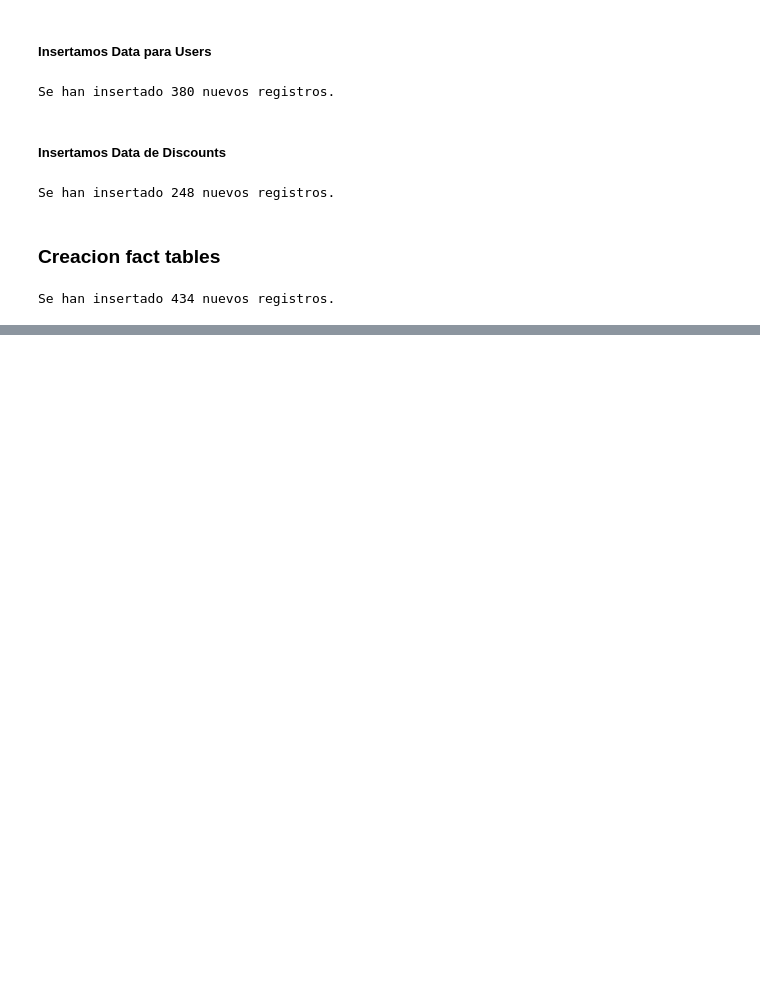
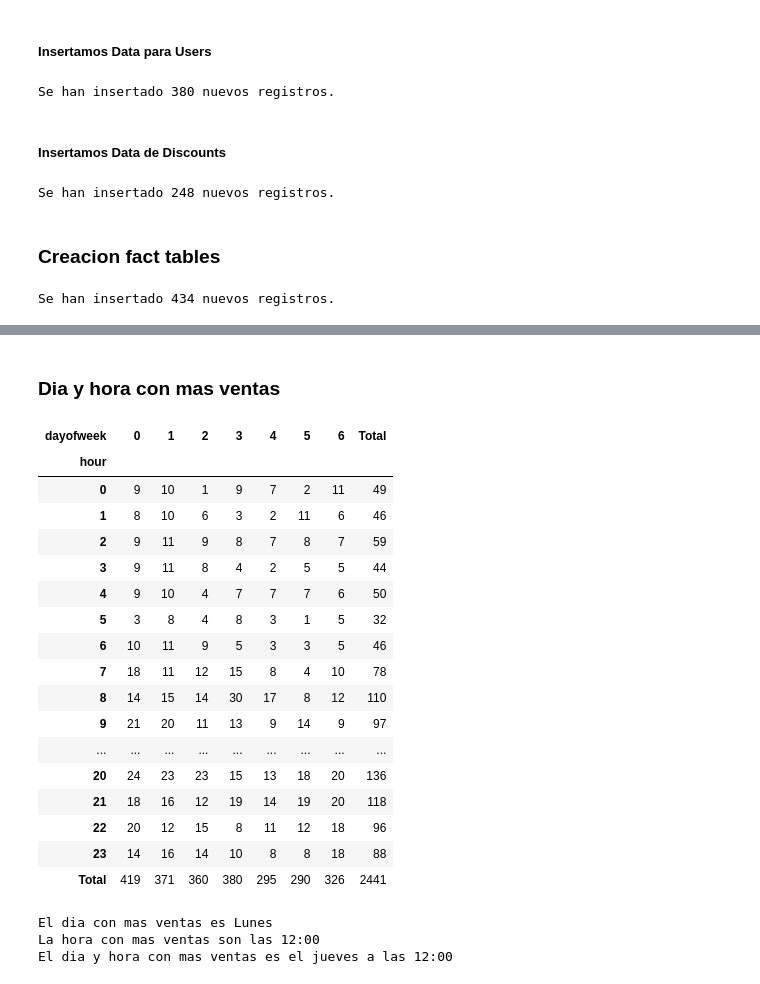
Before and after one commit to JuanjoDC/data-science-python-galileo, a Jupyter notebook: PROYECTO 2/notebook_proyecto.ipynb, the cells around one changed output, grey strips where cells are left out. Cells and saved outputs as stored; diff of their text form; code cells hidden in the pictures; blank space fills up the shorter version.

```diff
--- a/PROYECTO 2/notebook_proyecto.ipynb
+++ b/PROYECTO 2/notebook_proyecto.ipynb
@@ -383,0 +381,31 @@ KeyError: "['dscount_id'] not found in axis"
+# %% [markdown]
+### Dia y hora con mas ventas
+# %%
+pivot_table = dimUsers.pivot_table(index='dayofweek', columns='hour', values='purchase_id', aggfunc='count', margins=True, margins_name='Total').transpose()
+
+pivot_table.style.background_gradient(cmap='Blues', subset=(pivot_table.index[:-1], pivot_table.columns[:-1]))
+# %% [output]
+| dayofweek | 0 | 1 | 2 | 3 | 4 | 5 | 6 | Total |
+| hour |  |  |  |  |  |  |  |  |
+| 0 | 9 | 10 | 1 | 9 | 7 | 2 | 11 | 49 |
+| 1 | 8 | 10 | 6 | 3 | 2 | 11 | 6 | 46 |
+| 2 | 9 | 11 | 9 | 8 | 7 | 8 | 7 | 59 |
+| 3 | 9 | 11 | 8 | 4 | 2 | 5 | 5 | 44 |
+| 4 | 9 | 10 | 4 | 7 | 7 | 7 | 6 | 50 |
+| 5 | 3 | 8 | 4 | 8 | 3 | 1 | 5 | 32 |
+| 6 | 10 | 11 | 9 | 5 | 3 | 3 | 5 | 46 |
+| 7 | 18 | 11 | 12 | 15 | 8 | 4 | 10 | 78 |
+| 8 | 14 | 15 | 14 | 30 | 17 | 8 | 12 | 110 |
+| 9 | 21 | 20 | 11 | 13 | 9 | 14 | 9 | 97 |
+| ... | ... | ... | ... | ... | ... | ... | ... | ... |
+| 20 | 24 | 23 | 23 | 15 | 13 | 18 | 20 | 136 |
+| 21 | 18 | 16 | 12 | 19 | 14 | 19 | 20 | 118 |
+| 22 | 20 | 12 | 15 | 8 | 11 | 12 | 18 | 96 |
+| 23 | 14 | 16 | 14 | 10 | 8 | 8 | 18 | 88 |
+| Total | 419 | 371 | 360 | 380 | 295 | 290 | 326 | 2441 |
+# %%
+print('El dia con mas ventas es Lunes \nLa hora con mas ventas son las 12:00 \nEl dia y hora con mas ventas es el jueves a las 12:00 ')
+# %% [output]
+El dia con mas ventas es Lunes
+La hora con mas ventas son las 12:00
+El dia y hora con mas ventas es el jueves a las 12:00
```
Also changed, not shown: parts of 20 cells of this notebook.
